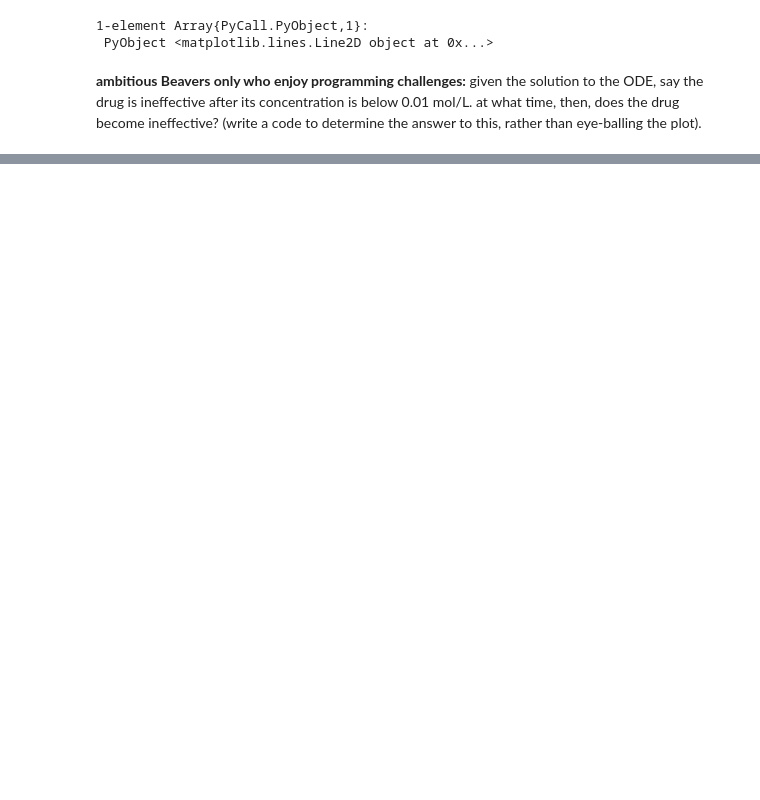
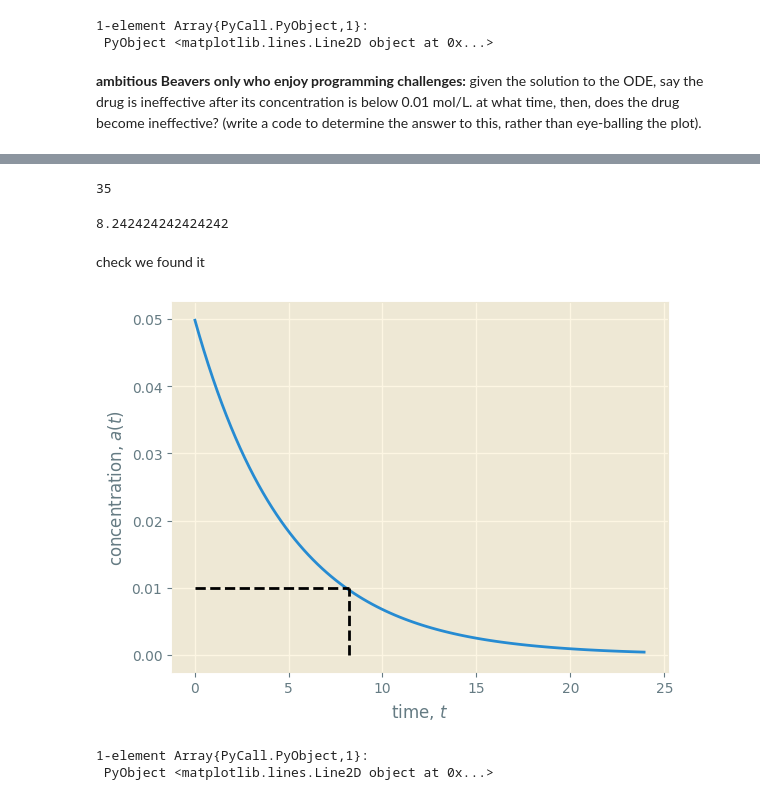
Before and after one commit to SimonEnsemble/control_theory_demos, a Jupyter notebook: demos/solve_ode_demo.ipynb, the cells around one changed output, grey strips where cells are left out. Cells and saved outputs as stored; diff of their text form; code cells hidden in the pictures; blank space fills up the shorter version.

```diff
--- a/demos/solve_ode_demo.ipynb
+++ b/demos/solve_ode_demo.ipynb
@@ -95,0 +117,21 @@ plot(t, a)
+# %%
+id = findfirst(a .< 0.01) # find index of first element less than 0.01
+# %% [output]
+35
+# %%
+t_ineffective = t[id] # get that element in the time array
+# %% [output]
+8.242424242424242
+# %% [markdown]
+check we found it
+# %%
+figure()
+xlabel(L"time, $t$") # the L in front of the String allows LaTeX to parse it.
+ylabel(L"concentration, $a(t)$")
+plot(t, a)
+plot([0.0, t_ineffective], [0.01, 0.01], linestyle="--", color="k")
+plot([t_ineffective, t_ineffective], [0.0, 0.01], linestyle="--", color="k")
+# %% [output]
+[figure, added]
+1-element Array{PyCall.PyObject,1}:
+ PyObject <matplotlib.lines.Line2D object at 0x...>
```
Also changed, not shown: parts of 6 cells of this notebook.
